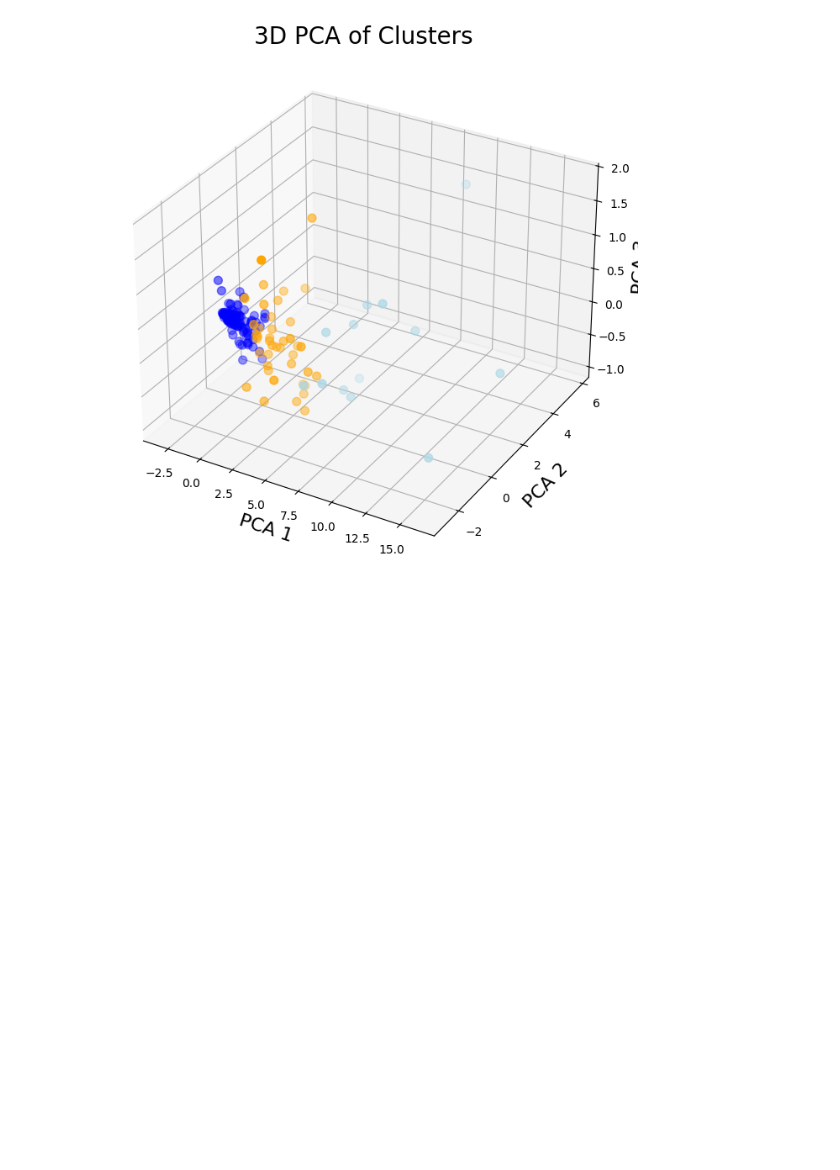
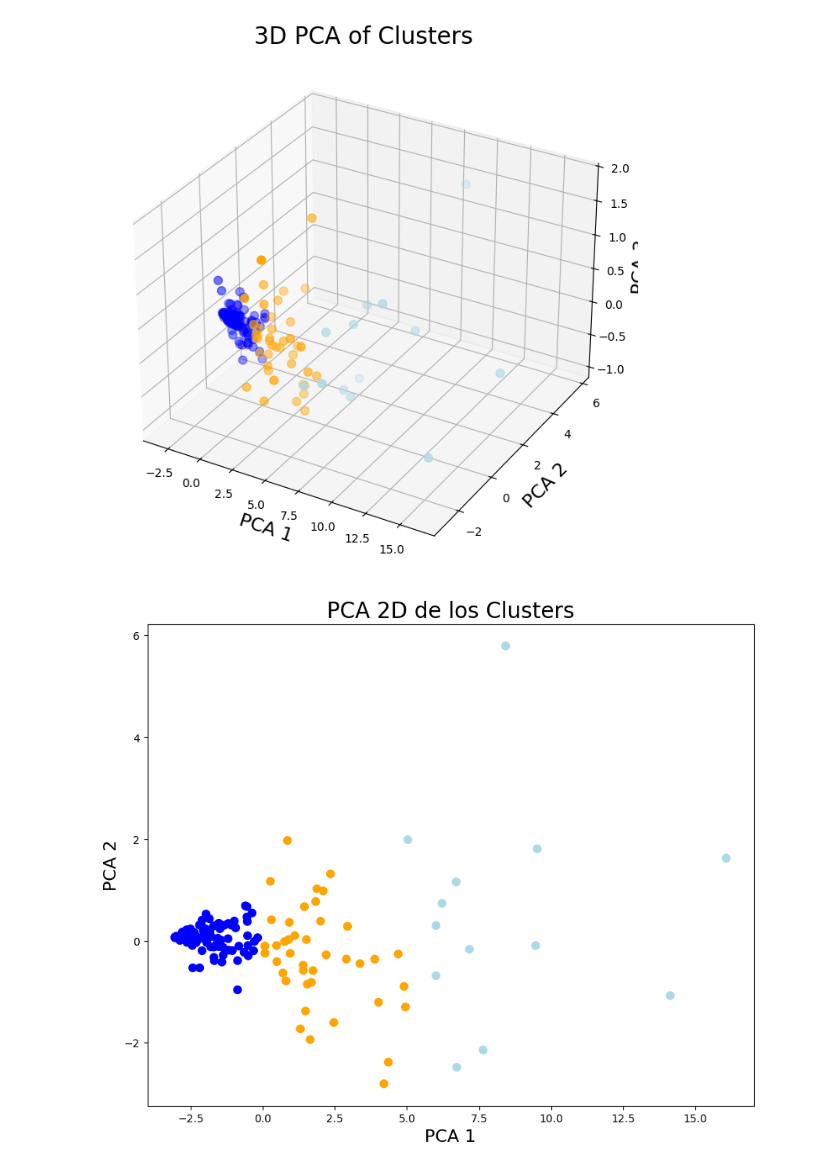
Before and after one commit to SantiagoRomanoOddone/MasterThesis, a Jupyter notebook: clustering/clustering_lab.ipynb, the cells around one changed output. Cells and saved outputs as stored; diff of their text form; code cells hidden in the pictures; blank space fills up the shorter version.

```diff
--- a/clustering/clustering_lab.ipynb
+++ b/clustering/clustering_lab.ipynb
@@ -1264,7 +1264,7 @@ scaler = StandardScaler()
 X_scaled = scaler.fit_transform(X_imputed)
 
 # Apply PCA to reduce the data to 2 or 3 components
-pca = PCA(n_components=2)
+pca = PCA(n_components=3)
 X_pca = pca.fit_transform(X_scaled)
 
 # Adding PCA components to the dataframe
@@ -1280,7 +1280,7 @@ cluster_colors = {0: 'blue', 1: 'lightblue', 2: 'orange'}
 fig = plt.figure(figsize=(10, 8))
 
 # 3D plot case
-if X_pca.shape[1] == 2:
+if X_pca.shape[1] == 3:
     ax = fig.add_subplot(111, projection='3d')
     ax.scatter(data['PCA1'], data['PCA2'], data['PCA3'],
                c=data['cluster_sku'].map(cluster_colors), s=50)
@@ -1299,3 +1299,56 @@ else:  # 2D plot case
 plt.show()
 # %% [output]
 [figure]
+# %%
+características = ['2022_year_mean_sales', '2022_Q_mean_sales_4', '2023_year_mean_sales',
+                   '2023_Q_mean_sales_1', '2023_Q_mean_sales_2', '2023_Q_mean_sales_3',
+                   '2023_Q_mean_sales_4', '2024_year_mean_sales', '2024_Q_mean_sales_1',
+                   '2024_Q_mean_sales_2', '2024_Q_mean_sales_3', '2024_Q_mean_sales_4']
+
+# Extraer las columnas de características
+X = data[características]
+
+# Imputar valores faltantes con la media
+imputador = SimpleImputer(strategy='mean')
+X_imputado = imputador.fit_transform(X)
+
+# Estandarizar los datos
+escalador = StandardScaler()
+X_escalado = escalador.fit_transform(X_imputado)
+
+# Aplicar PCA para reducir los datos a 2 o 3 componentes
+pca = PCA(n_components=2)
+X_pca = pca.fit_transform(X_escalado)
+
+# Agregar las componentes de PCA al dataframe
+data['PCA1'] = X_pca[:, 0]
+data['PCA2'] = X_pca[:, 1]
+if X_pca.shape[1] > 2:
+    data['PCA3'] = X_pca[:, 2]
+
+# Definir colores personalizados por cluster
+colores_clusters = {0: 'blue', 1: 'lightblue', 2: 'orange'}
+
+# Graficar el resultado de PCA en 2D o 3D
+fig = plt.figure(figsize=(10, 8))
+
+# Caso de gráfico 3D
+if X_pca.shape[1] == 3:
+    ax = fig.add_subplot(111, projection='3d')
+    ax.scatter(data['PCA1'], data['PCA2'], data['PCA3'],
+               c=data['cluster_sku'].map(colores_clusters), s=50)
+    ax.set_xlabel('PCA 1', fontsize=16)
+    ax.set_ylabel('PCA 2', fontsize=16)
+    ax.set_zlabel('PCA 3', fontsize=16)
+    ax.set_title('PCA 3D de los Clusters', fontsize=20)
+else:  # Caso de gráfico 2D
+    plt.scatter(data['PCA1'], data['PCA2'],
+                c=data['cluster_sku'].map(colores_clusters), s=50)
+    plt.xlabel('PCA 1', fontsize=16)
+    plt.ylabel('PCA 2', fontsize=16)
+    plt.title('PCA 2D de los Clusters', fontsize=20)
+
+# Mostrar la gráfica
+plt.show()
+# %% [output]
+[figure, added]
```
